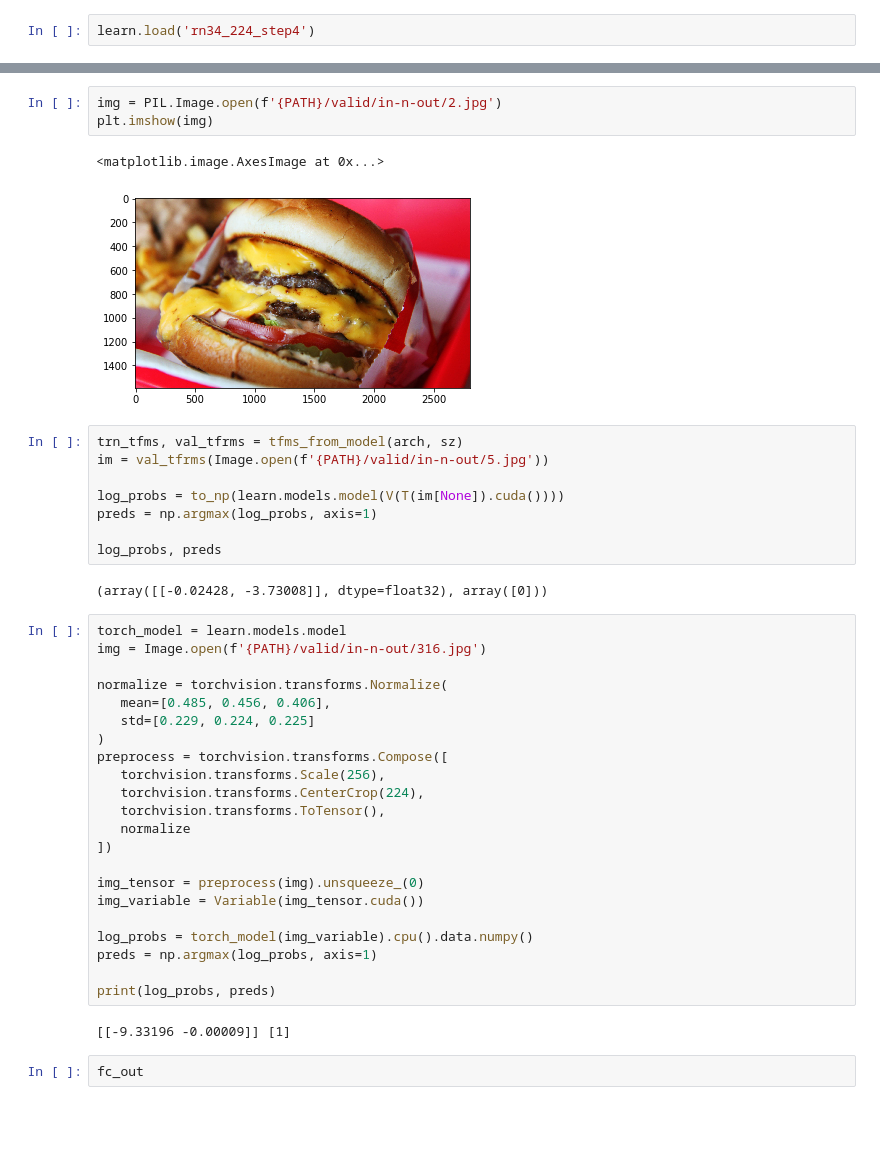
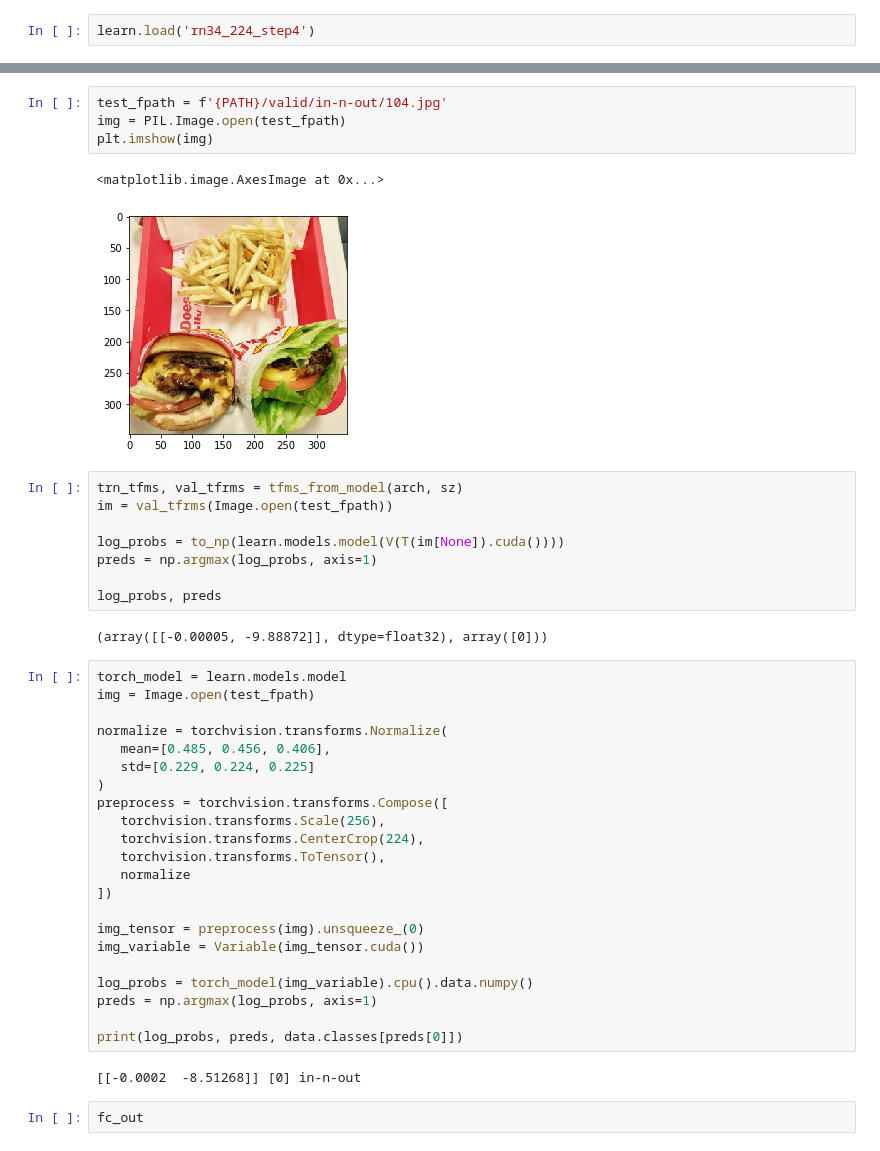
Before and after one commit to ohmeow/fastai-projects, a Jupyter notebook: part1v2/dl1/lesson1-in_or_out.ipynb, the cells around one changed output, grey strips where cells are left out. Cells and saved outputs as stored; diff of their text form; blank space fills up the shorter version.

```diff
--- a/part1v2/dl1/lesson1-in_or_out.ipynb
+++ b/part1v2/dl1/lesson1-in_or_out.ipynb
@@ -246,22 +308,23 @@ learn.load('rn34_224_step4')
 # %%
-img = PIL.Image.open(f'{PATH}/valid/in-n-out/2.jpg')
+test_fpath = f'{PATH}/valid/in-n-out/104.jpg'
+img = PIL.Image.open(test_fpath)
 plt.imshow(img)
 # %% [output]
 <matplotlib.image.AxesImage at 0x...>
-[figure, old version]
+[figure, new version]
 # %%
 trn_tfms, val_tfrms = tfms_from_model(arch, sz)
-im = val_tfrms(Image.open(f'{PATH}/valid/in-n-out/5.jpg'))
+im = val_tfrms(Image.open(test_fpath))
 
 log_probs = to_np(learn.models.model(V(T(im[None]).cuda())))
 preds = np.argmax(log_probs, axis=1)
 
 log_probs, preds
 # %% [output]
-(array([[-0.02428, -3.73008]], dtype=float32), array([0]))
+(array([[-0.00005, -9.88872]], dtype=float32), array([0]))
 # %%
 torch_model = learn.models.model
-img = Image.open(f'{PATH}/valid/in-n-out/316.jpg')
+img = Image.open(test_fpath)
 
 normalize = torchvision.transforms.Normalize(
    mean=[0.485, 0.456, 0.406],
@@ -280,8 +343,8 @@ img_variable = Variable(img_tensor.cuda())
 log_probs = torch_model(img_variable).cpu().data.numpy()
 preds = np.argmax(log_probs, axis=1)
 
-print(log_probs, preds)
+print(log_probs, preds, data.classes[preds[0]])
 # %% [output]
-[[-9.33196 -0.00009]] [1]
+[[-0.0002  -8.51268]] [0] in-n-out
 # %%
 fc_out
```
Also changed, not shown: parts of 27 cells of this notebook, 1 other file.
